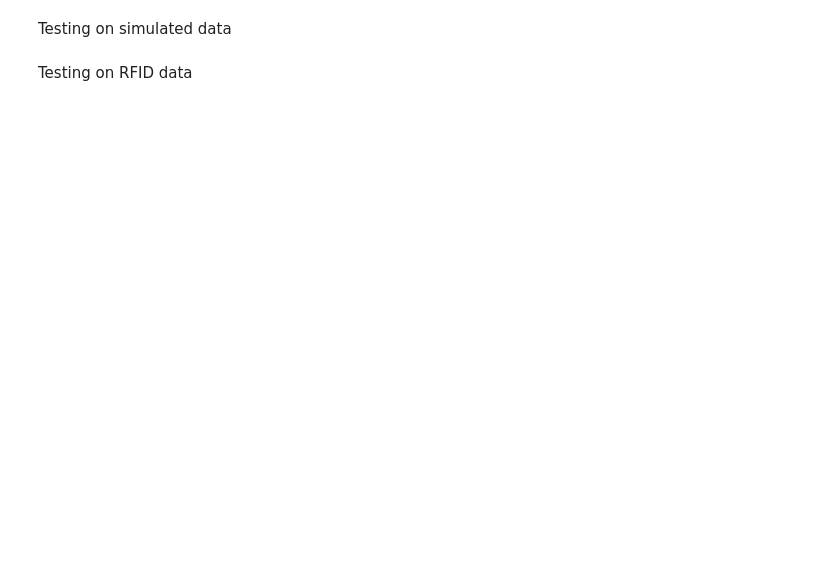
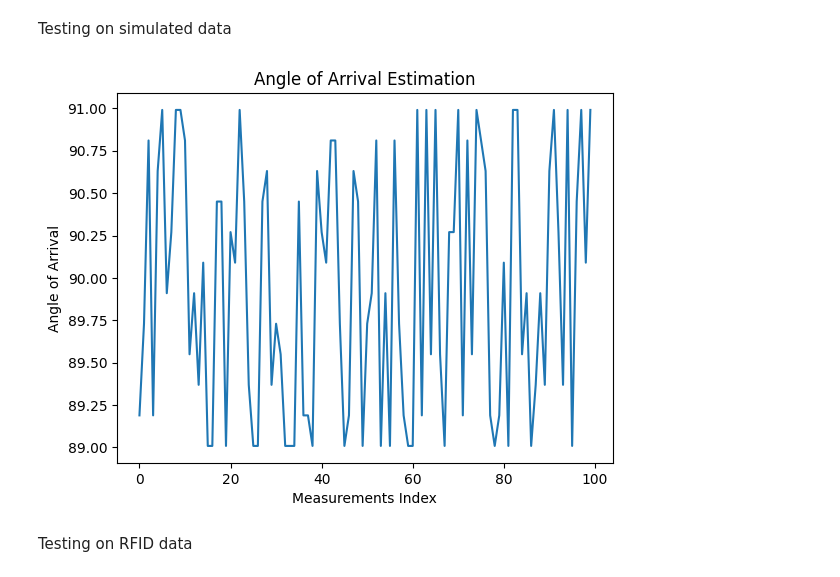
Before and after one commit to sjfenarg/LAB3_RFID, a Jupyter notebook: task_2.ipynb, the cells around one changed output. Saved outputs shown, nothing was run; the diff lists cells and outputs as text; code cells hidden in the pictures; blank space fills up the shorter version.

```diff
--- a/task_2.ipynb
+++ b/task_2.ipynb
@@ -16,7 +16,3 @@ However, since RFID tags reflect signals, the above formula needs to be modified
 
 
 Next, you must implement the function `estimate_aoa` to estimate the AoA given the channel measurements hi, based on the modified formula. The `estimate_aoa` function should return AoA values in the resolution of 1 degree. This function will be evaluated on two data sets, simulated data and real data from RFID hardware.
-# %%
-def estimate_aoa(h, d, wavelength):
-    aoa = 0
-    return aoa
@@ -25,33 +69,47 @@ Testing on simulated data
 # %%
 from utils import read_data
 import numpy as np
 import pandas as pd
 import matplotlib.pyplot as plt
 import scipy.io as sio
 import os
 
 ## Task 2
 ## todo: Implement the function estimate_aoa(h, d, wavelength) that estimates the angle of arrival of the signal
 
 
 # Load simulated data from .mat file
 data = sio.loadmat('Test/Test_AoA_Estimation.mat')
 
 # Assuming 'h_channel', 'd', and 'lambda' are keys in the loaded data
 h_channel = data['h_channel']
 d = data['d'][0][0]
 lambda_ = data['lambda'][0][0]
 
 # Initialize angles array
 angles = np.zeros(100)
 
 # Calculate angles using estimate_aoa function
 for k in range(100):
     h_curr = h_channel[k, :]
     angles[k] = estimate_aoa(h_curr, d, lambda_)
 
+
+
+
+
+# plot x axis is the angle and y is the  measurements index
+plt.figure()
+plt.plot(angles)
+plt.xlabel('Measurements Index')
+plt.ylabel('Angle of Arrival')
+plt.title('Angle of Arrival Estimation')
+plt.show()
+
 # Save angles array to a .mat file
-sio.savemat('../Results/AoA_estimation.mat', {'angles': angles})
+# sio.savemat('../Results/AoA_estimation.mat', {'angles': angles})
+# %% [output]
+[figure, added]
 # %% [markdown]
 Testing on RFID data
 # %%
```
Also changed, not shown: parts of 2 cells of this notebook.
